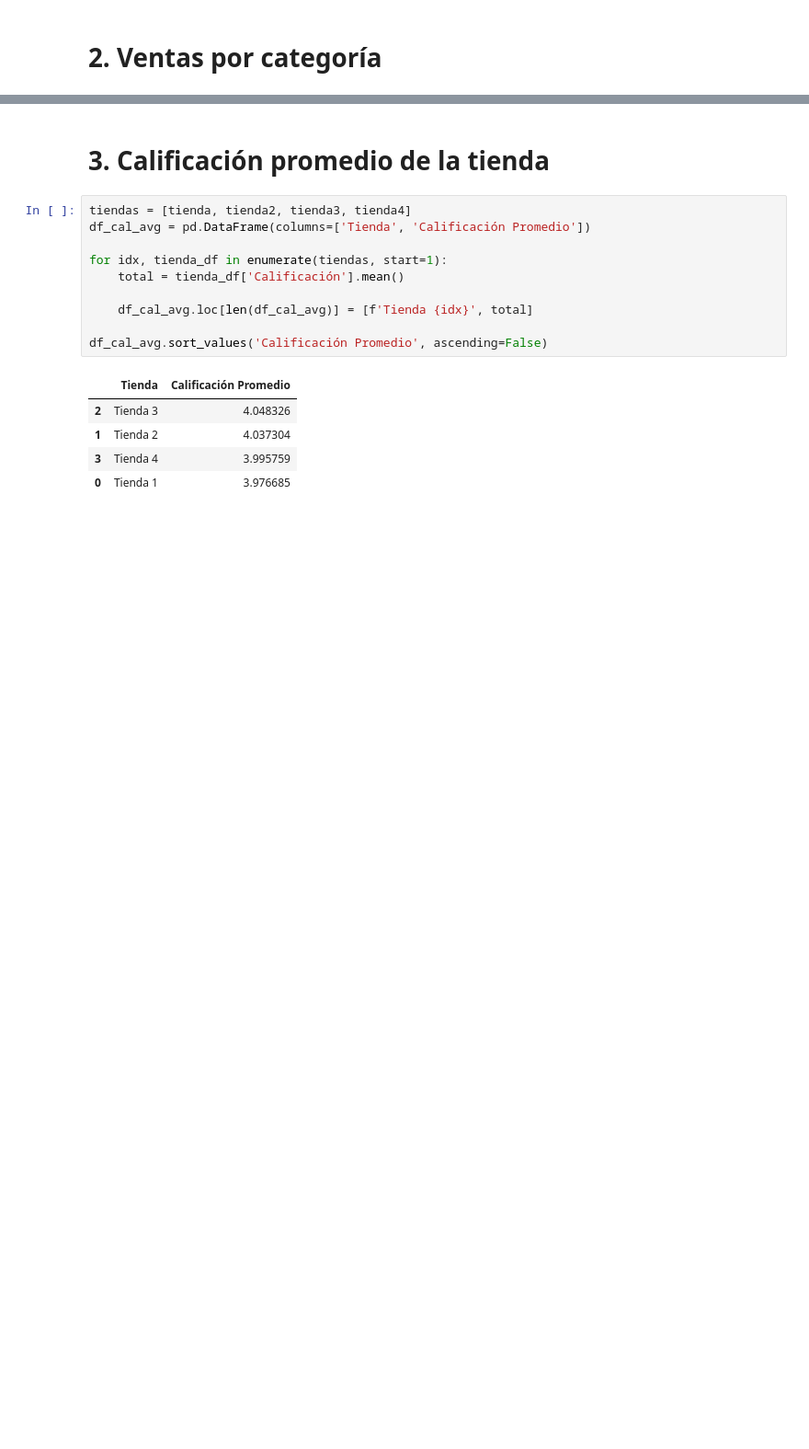
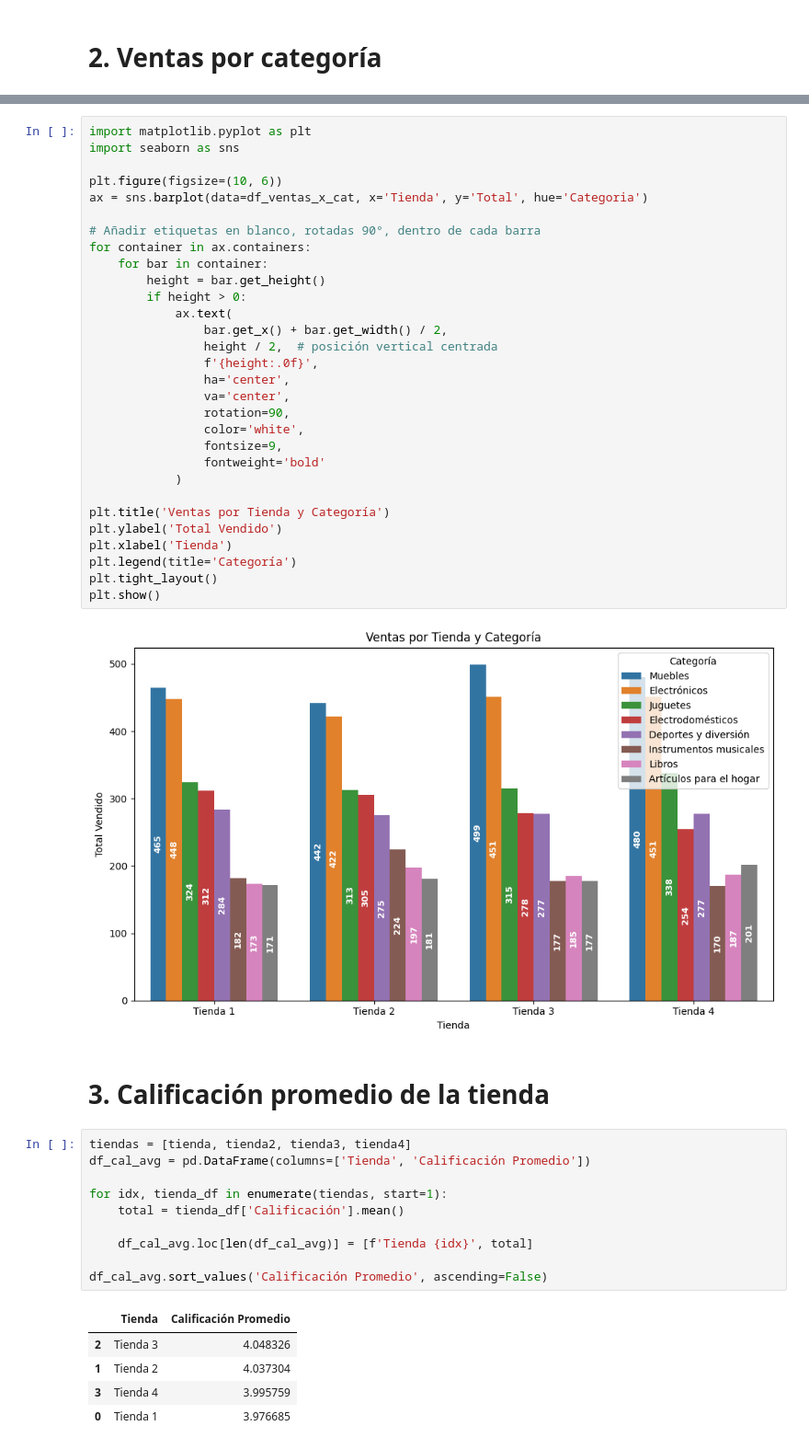
Before and after one commit to Brayan8Ch/challenge1-data-science-latam_alura, a Jupyter notebook: AluraStoreLatam.ipynb, the cells around one changed output, grey strips where cells are left out. Shown: that part at 92% size. Saved outputs shown, nothing was run; the diff lists cells and outputs as text; blank space fills up the shorter version.

```diff
--- a/AluraStoreLatam.ipynb
+++ b/AluraStoreLatam.ipynb
@@ -96,3 +77,35 @@ Tienda	Categoria	Total
+# %%
+import matplotlib.pyplot as plt
+import seaborn as sns
+
+plt.figure(figsize=(10, 6))
+ax = sns.barplot(data=df_ventas_x_cat, x='Tienda', y='Total', hue='Categoria')
+
+# Añadir etiquetas en blanco, rotadas 90°, dentro de cada barra
+for container in ax.containers:
+    for bar in container:
+        height = bar.get_height()
+        if height > 0:
+            ax.text(
+                bar.get_x() + bar.get_width() / 2,
+                height / 2,  # posición vertical centrada
+                f'{height:.0f}',
+                ha='center',
+                va='center',
+                rotation=90,
+                color='white',
+                fontsize=9,
+                fontweight='bold'
+            )
+
+plt.title('Ventas por Tienda y Categoría')
+plt.ylabel('Total Vendido')
+plt.xlabel('Tienda')
+plt.legend(title='Categoría')
+plt.tight_layout()
+plt.show()
+# %% [output]
+[figure, added]
 # %% [markdown]
 # 3. Calificación promedio de la tienda
 # %%
```
Also changed, not shown: parts of 10 cells of this notebook.
